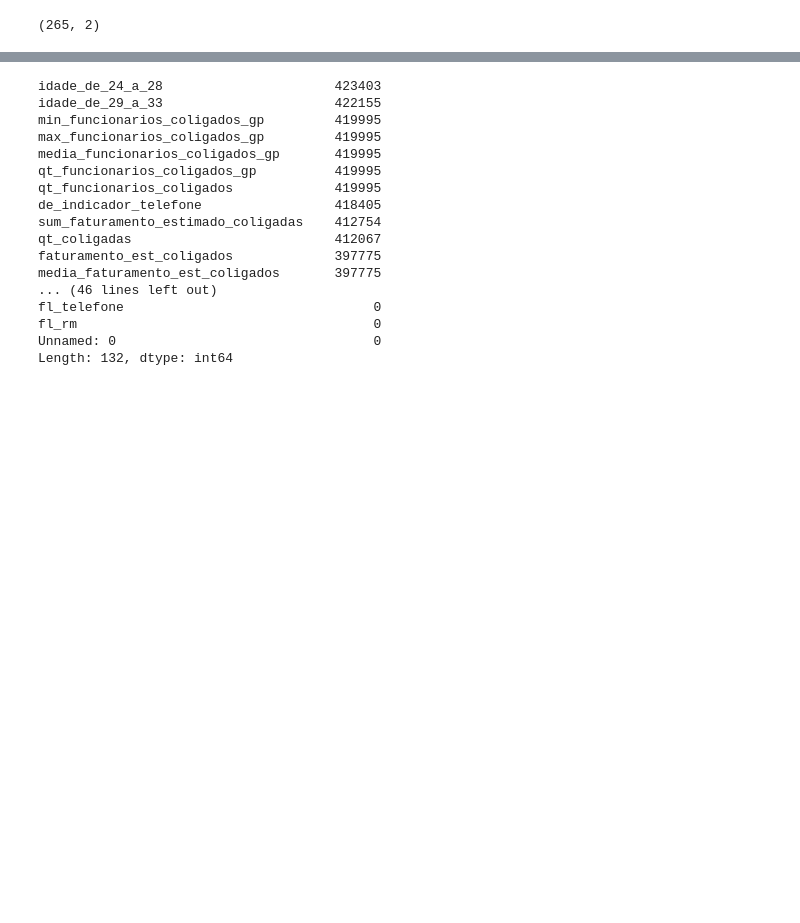
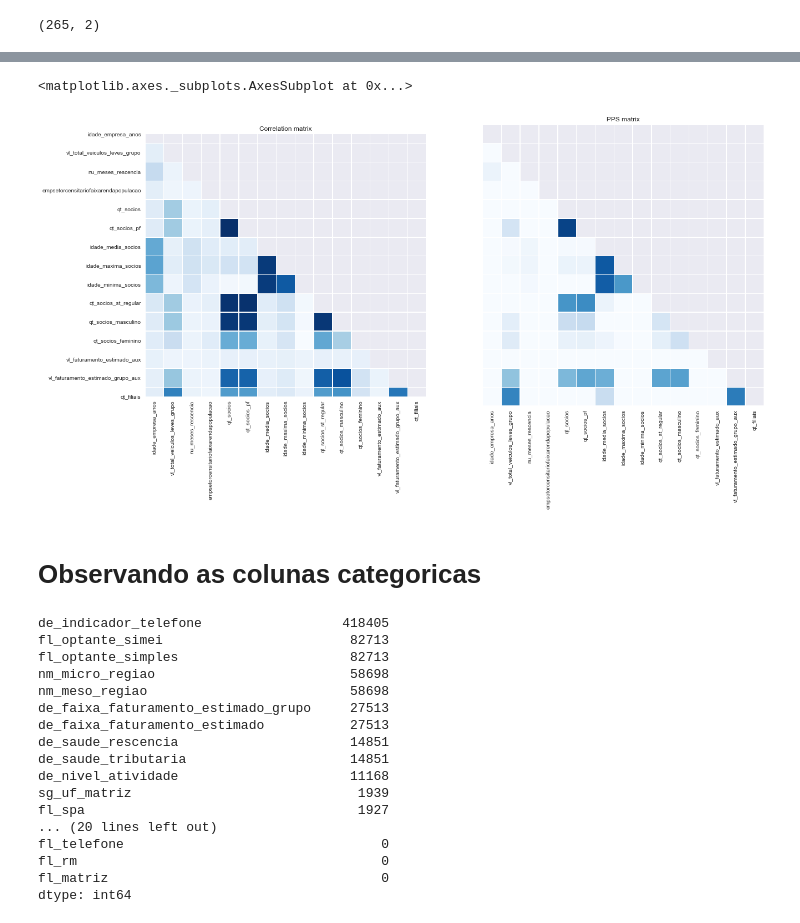
Before and after one commit to guireis1/Recommendation-System, a Jupyter notebook: main.ipynb, the cells around one changed output, grey strips where cells are left out. Saved outputs shown, nothing was run; the diff lists cells and outputs as text; code cells hidden in the pictures; blank space fills up the shorter version.

```diff
--- a/main.ipynb
+++ b/main.ipynb
@@ -111,20 +151,47 @@ market.shape
+# %%
+
+def heatmap(df):
+    mask = np.zeros_like(df)
+    mask[np.triu_indices_from(mask)] = True
+    ax = sns.heatmap(df, cmap="Blues",mask=mask, square=True, linewidths=0.5, annot=False,cbar=False,yticklabels=False)
+    ax.set_title('PPS matrix')
+    return ax
+def corr_heatmap(df):
+    mask = np.zeros_like(df)
+    mask[np.triu_indices_from(mask)] = True
+    ax = sns.heatmap(df,cmap="Blues",mask=mask, square=True, linewidths=0.5, annot=False,cbar=False)
+    ax.set_title('Correlation matrix')
+    return ax
+# %%
+f = plt.figure(figsize=(20,10))
+f.add_subplot(1,2, 1)
+corr_heatmap(market_clean_num.corr())
+
+f.add_subplot(1,2, 2)
+matrix = pps.matrix(market_clean_num)
+heatmap(matrix)
+# %% [output]
+<matplotlib.axes._subplots.AxesSubplot at 0x...>
+[figure, added]
+# %% [markdown]
+# Observando as colunas categoricas
 # %%
-market.isnull().sum().sort_values(ascending=False)[50:]
+market[col_cat].isnull().sum().sort_values(ascending=False)
 # %% [output]
-idade_de_24_a_28                      423403
-idade_de_29_a_33                      422155
-min_funcionarios_coligados_gp         419995
-max_funcionarios_coligados_gp         419995
-media_funcionarios_coligados_gp       419995
-qt_funcionarios_coligados_gp          419995
-qt_funcionarios_coligados             419995
-de_indicador_telefone                 418405
-sum_faturamento_estimado_coligadas    412754
-qt_coligadas                          412067
-faturamento_est_coligados             397775
-media_faturamento_est_coligados       397775
-... (46 lines left out)
-fl_telefone                                0
-fl_rm                                      0
-Unnamed: 0                                 0
-Length: 132, dtype: int64
+de_indicador_telefone                  418405
+fl_optante_simei                        82713
+fl_optante_simples                      82713
+nm_micro_regiao                         58698
+nm_meso_regiao                          58698
+de_faixa_faturamento_estimado_grupo     27513
+de_faixa_faturamento_estimado           27513
+de_saude_rescencia                      14851
+de_saude_tributaria                     14851
+de_nivel_atividade                      11168
+sg_uf_matriz                             1939
+fl_spa                                   1927
+... (20 lines left out)
+fl_telefone                                 0
+fl_rm                                       0
+fl_matriz                                   0
+dtype: int64
```
Also changed, not shown: parts of 26 cells of this notebook.
